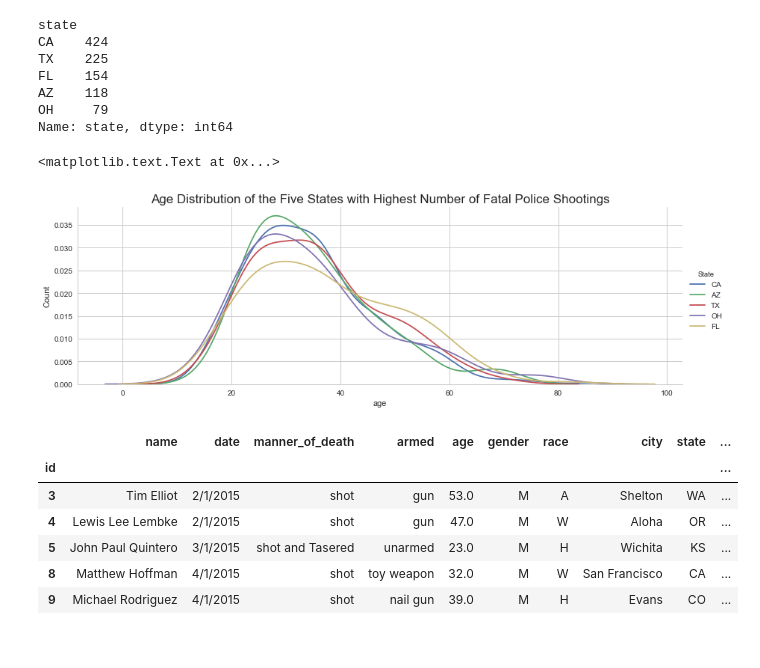
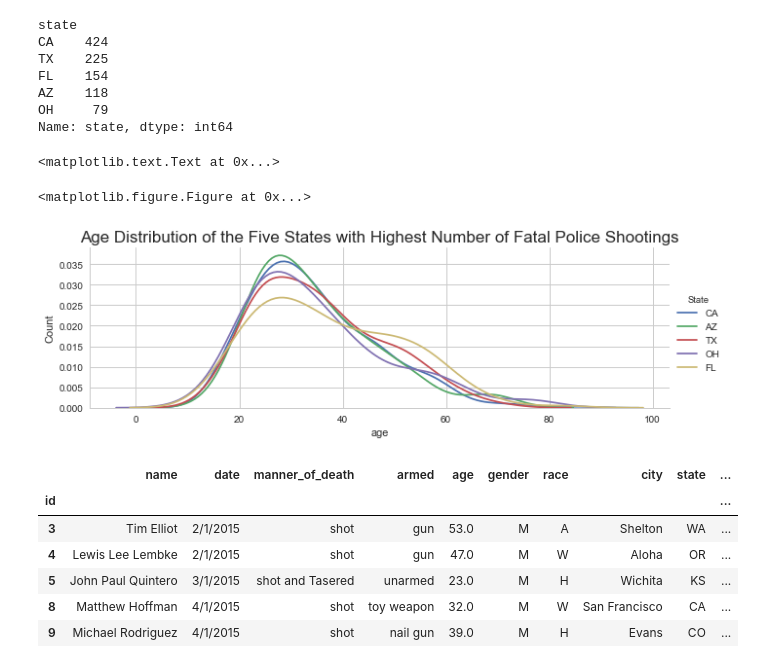
Before and after one commit to ayana-dawkins/GA_DS_Assignments, a Jupyter notebook: Final Data Identification EDA.ipynb, the cells around one changed output. Saved outputs shown, nothing was run; the diff lists cells and outputs as text; code cells hidden in the pictures.

```diff
--- a/Final Data Identification EDA.ipynb
+++ b/Final Data Identification EDA.ipynb
@@ -90,17 +90,19 @@ AZ    118
 OH     79
 Name: state, dtype: int64
 # %%
+plt.figure(figsize=(50,50))
 top5states = df.loc[(df["state"] == "CA") | (df["state"] == "TX") | (df["state"] == "FL") | (df["state"] == "AZ") | (df["state"] == "OH")]
-states = sns.FacetGrid(data=top5states, hue="state", aspect = 3, size=4)
-current_palette_4 = sns.color_palette("hls", 4)
-sns.set_palette(current_palette_4)
+states = sns.FacetGrid(data=top5states, hue="state", aspect = 3)
+#current_palette_4 = sns.color_palette("hls", 4)
+#sns.set_palette(current_palette_4)
 states.map(sns.kdeplot, "age", shade=False)
 states.add_legend(title="State")
 states.set_ylabels("Count")
 plt.title("Age Distribution of the Five States with Highest Number of Fatal Police Shootings", fontsize=17)
 # %% [output]
 <matplotlib.text.Text at 0x...>
+<matplotlib.figure.Figure at 0x...>
-[figure, old version]
+[figure, new version]
 # %%
 df.head()
 # %% [output]
```
Also changed, not shown: parts of 68 cells of this notebook, 2 other files.
